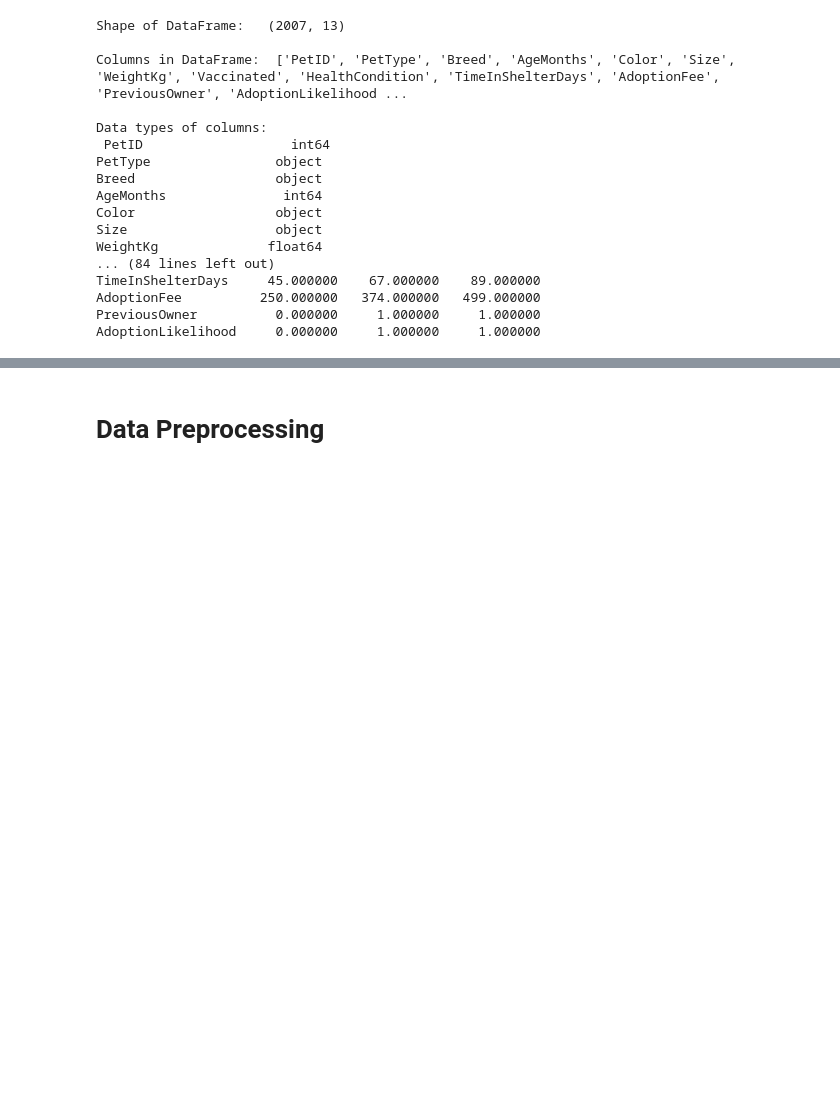
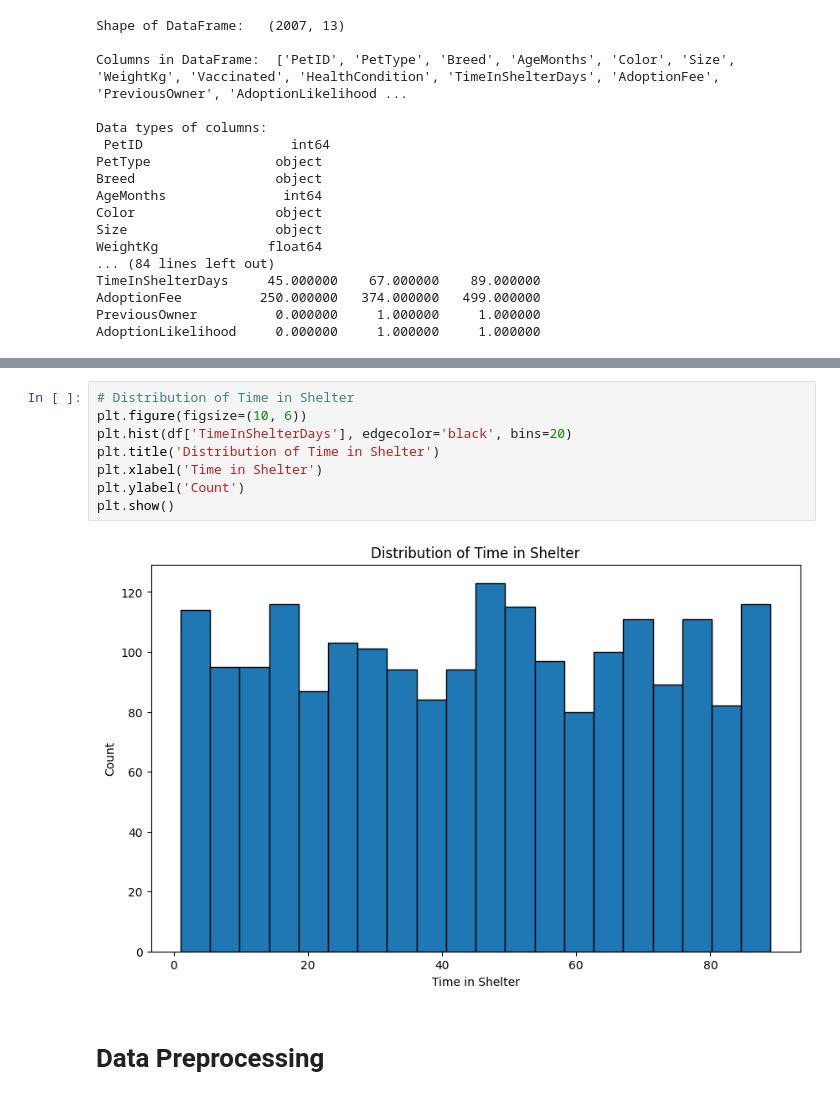
Before and after one commit to ibrahimssmalik/machine-learning-projects, a Jupyter notebook: Pet-Adoption-Prediction/adoption_prediction.ipynb, the cells around one changed output, grey strips where cells are left out. Drawn from its saved outputs; the diff is of its cells as text; blank space fills up the shorter version.

```diff
--- a/Pet-Adoption-Prediction/adoption_prediction.ipynb
+++ b/Pet-Adoption-Prediction/adoption_prediction.ipynb
@@ -61,3 +84,13 @@ AdoptionLikelihood     0.000000     1.000000     1.000000
+# %%
+# Distribution of Time in Shelter
+plt.figure(figsize=(10, 6))
+plt.hist(df['TimeInShelterDays'], edgecolor='black', bins=20)
+plt.title('Distribution of Time in Shelter')
+plt.xlabel('Time in Shelter')
+plt.ylabel('Count')
+plt.show()
+# %% [output]
+[figure, added]
 # %% [markdown]
 # Data Preprocessing
 # %%
```
Also changed, not shown: parts of 7 cells of this notebook.
